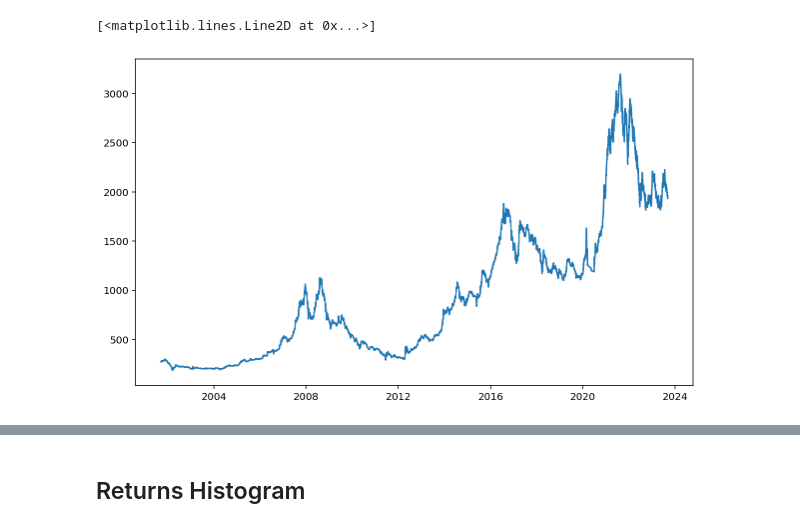
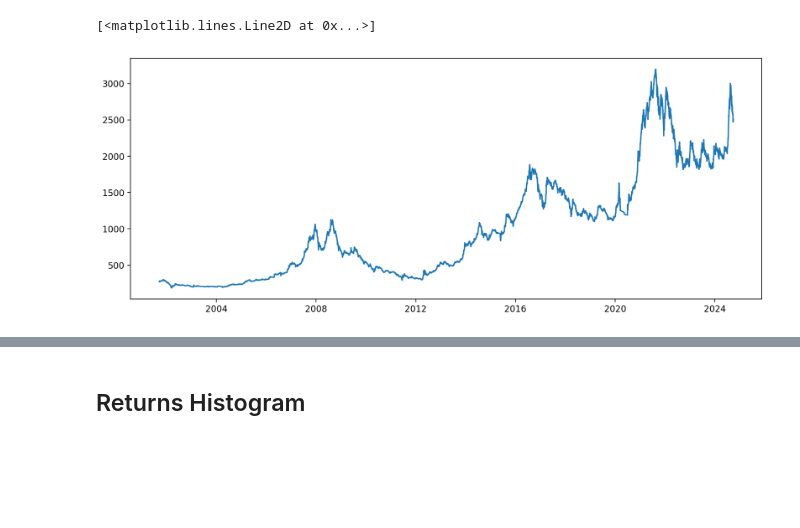
Before and after one commit to prajtuladhar/Nepse-Index-return-distribution, a Jupyter notebook: Nepse returns.ipynb, the cells around one changed output, grey strips where cells are left out. Drawn from its saved outputs; the diff is of its cells as text; code cells hidden in the pictures; blank space fills up the shorter version.

```diff
--- a/Nepse returns.ipynb
+++ b/Nepse returns.ipynb
@@ -9,9 +9,10 @@ from scipy.stats import probplot
 # %%
 %%time
 %config InlineBackend.figure_format = 'retina'
-df = pd.read_excel('/Users/prajwal/Desktop/nepse/nepse_vs_sp500 (updated).xlsx')
+df = pd.read_excel('/Users/praj/Desktop/Hard drive folders/Nepse/nepse_vs_sp500 (updated).xlsx')
 df = df.set_index(df.Date)
+df.index = pd.to_datetime(df.index)
 nepse = pd.DataFrame(df.NEPSE)
-plt.figure(figsize=(10,6))
+plt.figure(figsize=(13,5))
 plt.plot(nepse)
 # %% [output]
@@ -20,2 +21,2 @@ Wall time: 11 s
 [<matplotlib.lines.Line2D at 0x...>]
-[figure, old version]
+[figure, new version]
```
Also changed, not shown: parts of 39 cells of this notebook.
